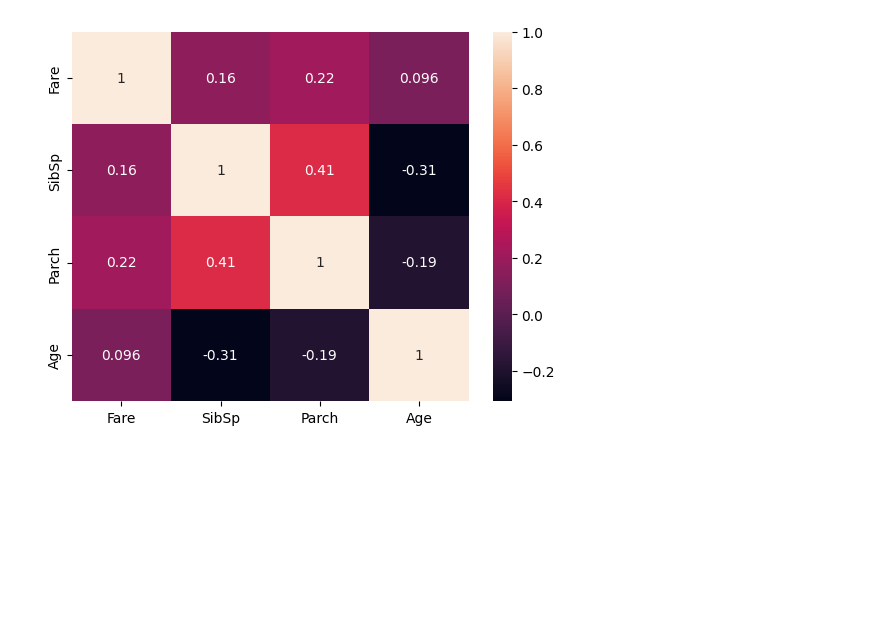
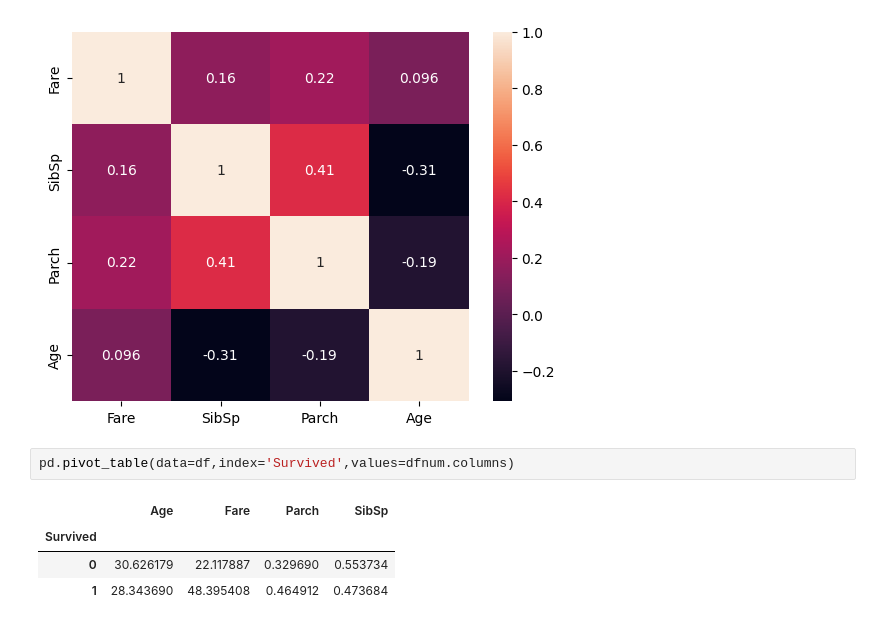
Before and after one commit to MarcusO17/kaggle-comps, a Jupyter notebook: model.ipynb, the cells around one changed output. Saved outputs shown, nothing was run; the diff lists cells and outputs as text; blank space fills up the shorter version.

```diff
--- a/model.ipynb
+++ b/model.ipynb
@@ -84,4 +84,11 @@ sns.heatmap(dfnum.corr(),annot=True)
 # %% [output]
 <Axes: >
 [figure]
+# %%
+pd.pivot_table(data=df,index='Survived',values=dfnum.columns)
+# %% [output]
+|  | Age | Fare | Parch | SibSp |
+| Survived |  |  |  |  |
+| 0 | 30.626179 | 22.117887 | 0.329690 | 0.553734 |
+| 1 | 28.343690 | 48.395408 | 0.464912 | 0.473684 |
 # %%
```
Also changed, not shown: parts of 6 cells of this notebook.
